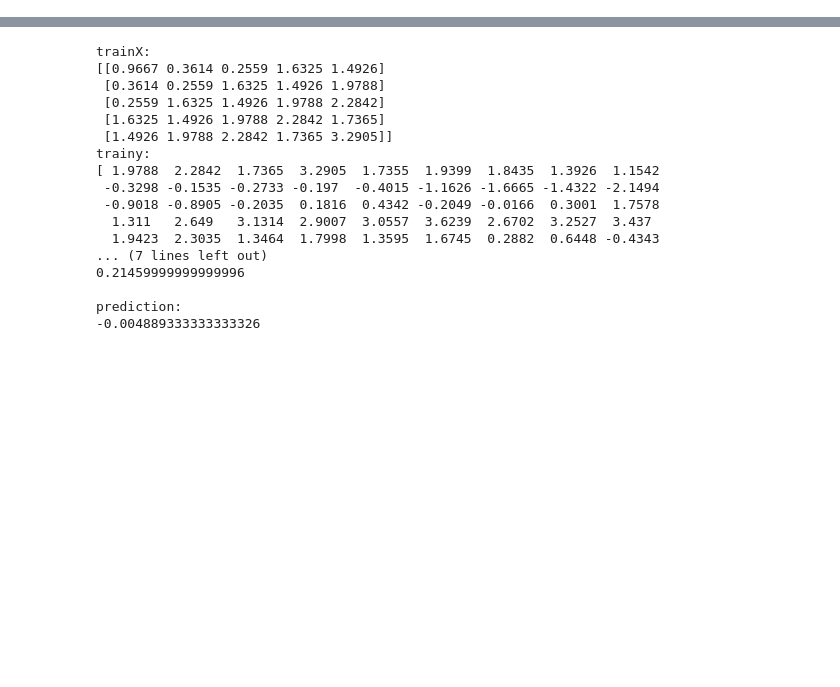
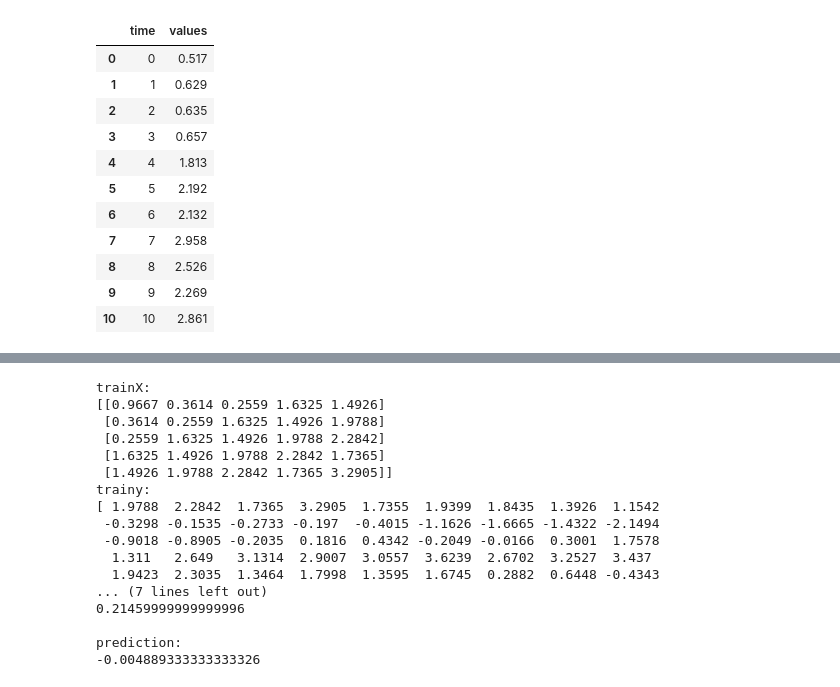
Before and after one commit to mmelinanna/xaiplayground, a Jupyter notebook: playground.ipynb, the cells around one changed output, grey strips where cells are left out. Cells and saved outputs as stored; diff of their text form; code cells hidden in the pictures; blank space fills up the shorter version.

```diff
--- a/playground.ipynb
+++ b/playground.ipynb
@@ -517,3 +544,18 @@ data_concatenated
 90 rows × 2 columns
+# %%
+data_concatenated.loc[0:10,:]
+# %% [output]
+|  | time | values |
+| 0 | 0 | 0.517 |
+| 1 | 1 | 0.629 |
+| 2 | 2 | 0.635 |
+| 3 | 3 | 0.657 |
+| 4 | 4 | 1.813 |
+| 5 | 5 | 2.192 |
+| 6 | 6 | 2.132 |
+| 7 | 7 | 2.958 |
+| 8 | 8 | 2.526 |
+| 9 | 9 | 2.269 |
+| 10 | 10 | 2.861 |
 # %%
 data_concatenated
```
Also changed, not shown: parts of 12 cells of this notebook, 7 other files.
